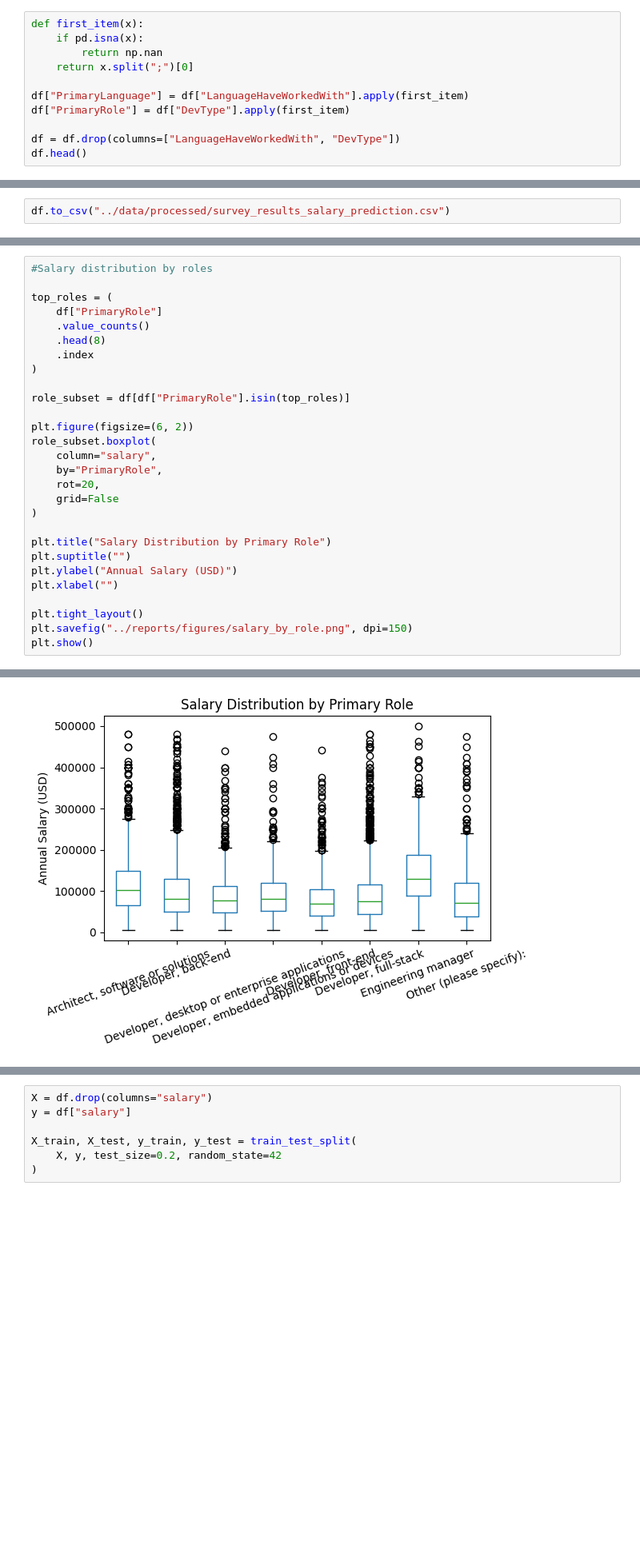
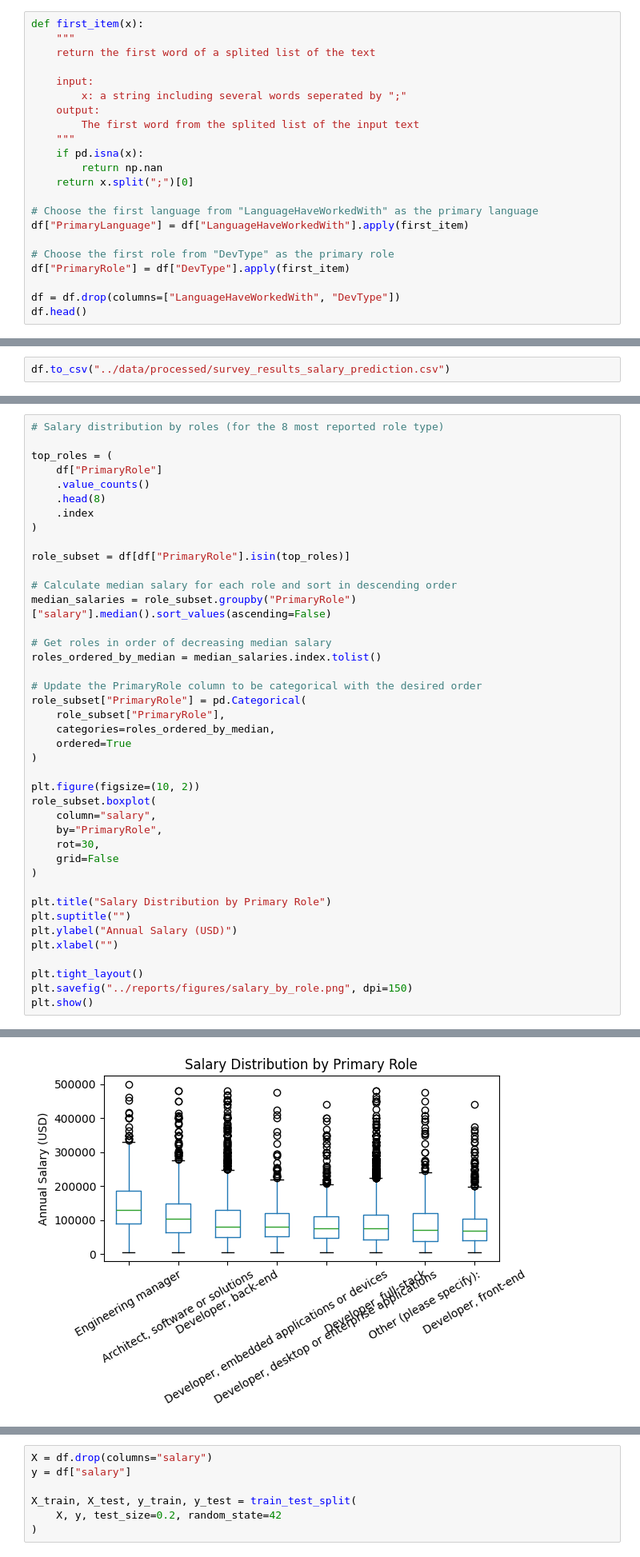
Before and after one commit to ilvfruits/stackoverflow-survey-2025, a Jupyter notebook: notebooks/01_salary_model_demo.ipynb, the cells around one changed output, grey strips where cells are left out. Shown: that part at 80% size. Saved outputs shown, nothing was run; the diff lists cells and outputs as text; blank space fills up the shorter version.

```diff
--- a/notebooks/01_salary_model_demo.ipynb
+++ b/notebooks/01_salary_model_demo.ipynb
@@ -83,10 +122,21 @@ print(df.shape)
 # %%
 def first_item(x):
+    """
+    return the first word of a splited list of the text
+
+    input:
+        x: a string including several words seperated by ";"
+    output:
+        The first word from the splited list of the input text
+    """
     if pd.isna(x):
         return np.nan
     return x.split(";")[0]
 
+# Choose the first language from "LanguageHaveWorkedWith" as the primary language
 df["PrimaryLanguage"] = df["LanguageHaveWorkedWith"].apply(first_item)
+
+# Choose the first role from "DevType" as the primary role
 df["PrimaryRole"] = df["DevType"].apply(first_item)
 
 df = df.drop(columns=["LanguageHaveWorkedWith", "DevType"])
@@ -122,5 +186,5 @@ plt.show()
 # %%
-#Salary distribution by roles
+# Salary distribution by roles (for the 8 most reported role type)
 
 top_roles = (
     df["PrimaryRole"]
@@ -131,11 +195,24 @@ top_roles = (
 
 role_subset = df[df["PrimaryRole"].isin(top_roles)]
 
-plt.figure(figsize=(6, 2))
+# Calculate median salary for each role and sort in descending order
+median_salaries = role_subset.groupby("PrimaryRole")["salary"].median().sort_values(ascending=False)
+
+# Get roles in order of decreasing median salary
+roles_ordered_by_median = median_salaries.index.tolist()
+
+# Update the PrimaryRole column to be categorical with the desired order
+role_subset["PrimaryRole"] = pd.Categorical(
+    role_subset["PrimaryRole"],
+    categories=roles_ordered_by_median,
+    ordered=True
+)
+
+plt.figure(figsize=(10, 2))
 role_subset.boxplot(
     column="salary",
     by="PrimaryRole",
-    rot=20,
+    rot=30,
     grid=False
 )
 
@@ -152 +234 @@ plt.show()
-[figure, old version]
+[figure, new version]
```
Also changed, not shown: parts of 31 cells of this notebook, 1 other file.
